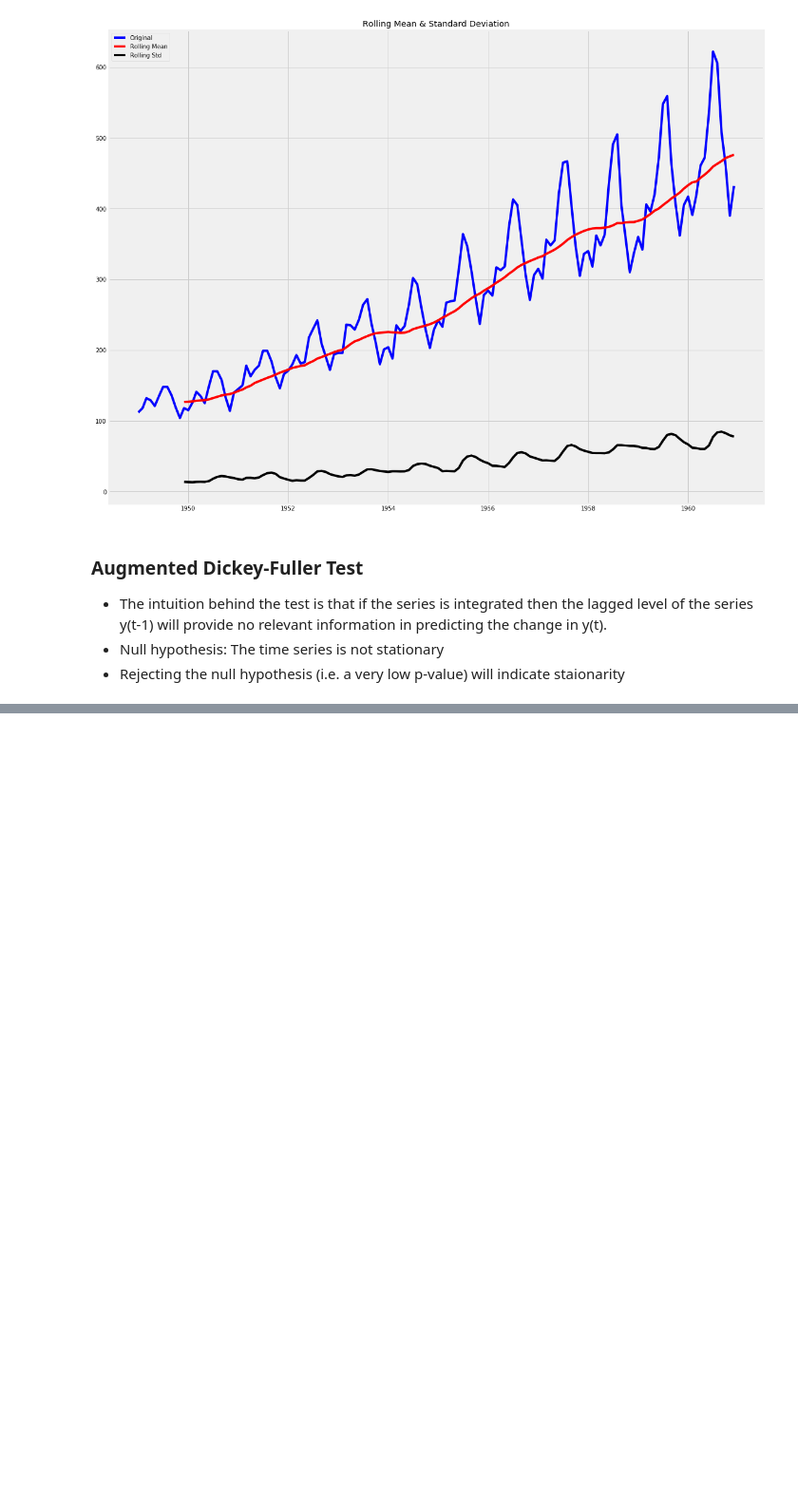
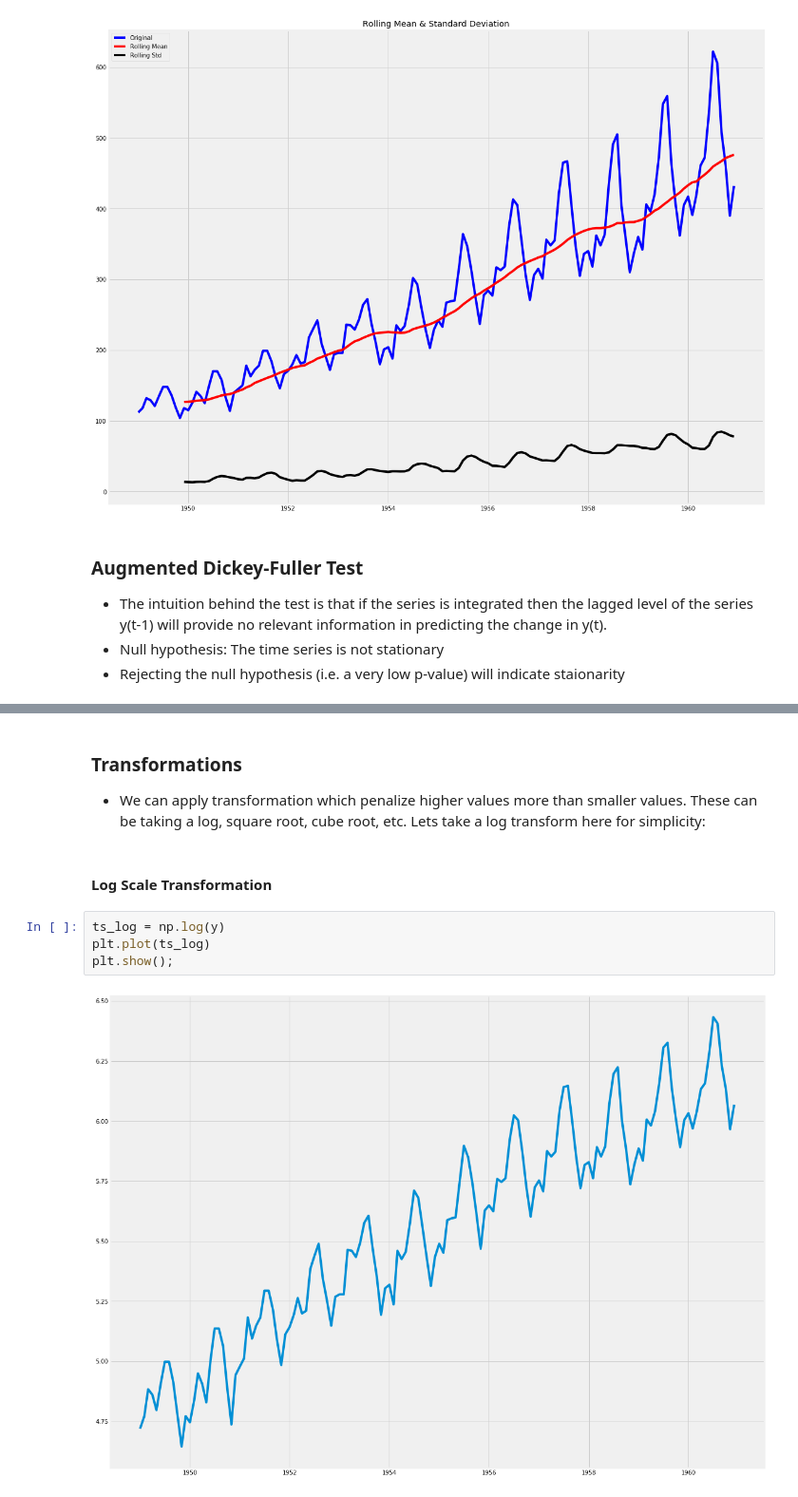
Before and after one commit to roman-cmyk/Time-Series-Analysis-in-Python---Exercise, a Jupyter notebook: Time Series Analysis in Python - Exercise.ipynb, the cells around one changed output, grey strips where cells are left out. Shown at 95% size. Saved outputs shown, nothing was run; the diff lists cells and outputs as text; blank space fills up the shorter version.

```diff
--- a/Time Series Analysis in Python - Exercise.ipynb
+++ b/Time Series Analysis in Python - Exercise.ipynb
@@ -258,0 +312,11 @@ plt.show(block=False)
+# %% [markdown]
+### Transformations
+- We can apply transformation which penalize higher values more than smaller values. These can be taking a log, square root, cube root, etc. Lets take a log transform here for simplicity:
+# %% [markdown]
+#### Log Scale Transformation
+# %%
+ts_log = np.log(y)
+plt.plot(ts_log)
+plt.show();
+# %% [output]
+[figure, added]
```
Also changed, not shown: parts of 19 cells of this notebook.
